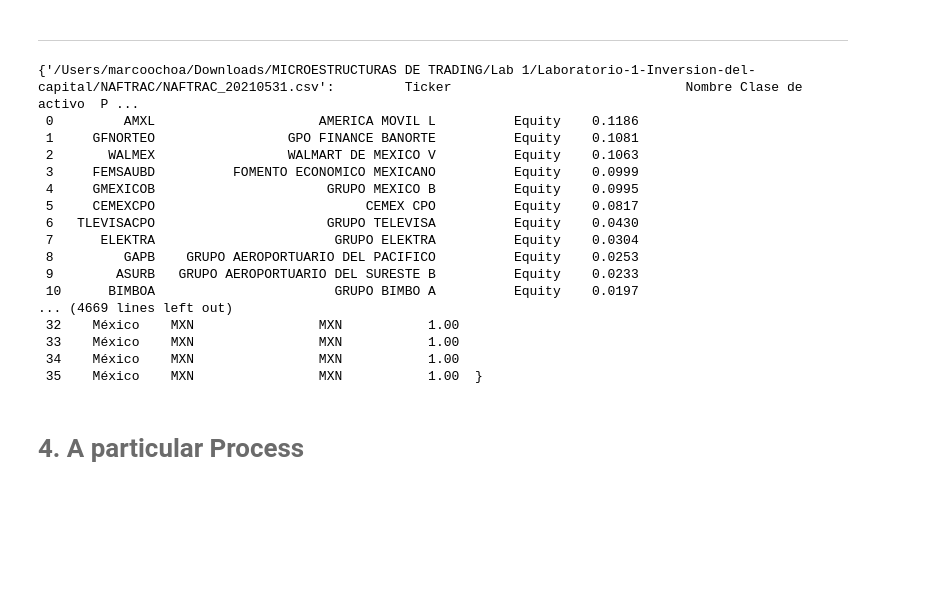
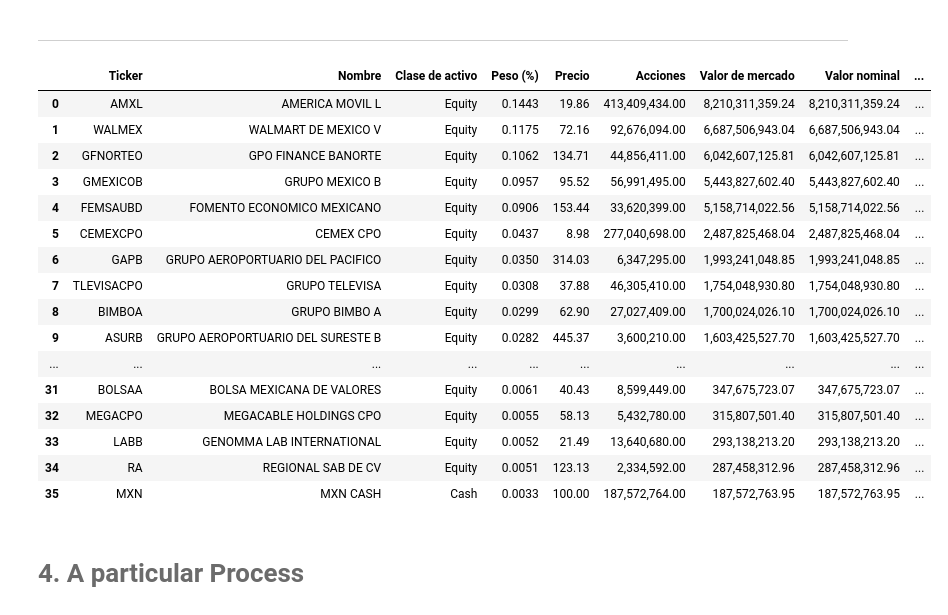
Before and after one commit to Marcoif/Laboratorio-1-Inversion-del-capital, a Jupyter notebook: notebook.ipynb, the cells around one changed output. Cells and saved outputs as stored; diff of their text form; code cells hidden in the pictures; blank space fills up the shorter version.

Commit message:
Funcion YFINANCE
cree mi funcion que me baja los historicos de yahoofinance e hice la limpieza de los mismos datos, comence a probar en el notebook la visualizacion de la data

```diff
--- a/notebook.ipynb
+++ b/notebook.ipynb
@@ -84,25 +84,25 @@ import sys
 <hr style="border:0.02in solid gray"> </hr>
 # %%
 import data as dt
-dt.data_archivos
+dt.data
 # %% [output]
-{'/Users/marcoochoa/Downloads/MICROESTRUCTURAS DE TRADING/Lab 1/Laboratorio-1-Inversion-del-capital/NAFTRAC/NAFTRAC_20210531.csv':         Ticker                              Nombre Clase de activo  P ...
- 0         AMXL                     AMERICA MOVIL L          Equity    0.1186
- 1     GFNORTEO                 GPO FINANCE BANORTE          Equity    0.1081
- 2       WALMEX                 WALMART DE MEXICO V          Equity    0.1063
- 3     FEMSAUBD          FOMENTO ECONOMICO MEXICANO          Equity    0.0999
- 4     GMEXICOB                      GRUPO MEXICO B          Equity    0.0995
- 5     CEMEXCPO                           CEMEX CPO          Equity    0.0817
- 6   TLEVISACPO                      GRUPO TELEVISA          Equity    0.0430
- 7      ELEKTRA                       GRUPO ELEKTRA          Equity    0.0304
- 8         GAPB    GRUPO AEROPORTUARIO DEL PACIFICO          Equity    0.0253
- 9        ASURB   GRUPO AEROPORTUARIO DEL SURESTE B          Equity    0.0233
- 10      BIMBOA                       GRUPO BIMBO A          Equity    0.0197
-... (4669 lines left out)
- 32    México    MXN                MXN           1.00
- 33    México    MXN                MXN           1.00
- 34    México    MXN                MXN           1.00
- 35    México    MXN                MXN           1.00  }
+|  | Ticker | Nombre | Clase de activo | Peso (%) | Precio | Acciones | Valor de mercado | Valor nominal | ... |
+| 0 | AMXL | AMERICA MOVIL L | Equity | 0.1443 | 19.86 | 413,409,434.00 | 8,210,311,359.24 | 8,210,311,359.24 | ... |
+| 1 | WALMEX | WALMART DE MEXICO V | Equity | 0.1175 | 72.16 | 92,676,094.00 | 6,687,506,943.04 | 6,687,506,943.04 | ... |
+| 2 | GFNORTEO | GPO FINANCE BANORTE | Equity | 0.1062 | 134.71 | 44,856,411.00 | 6,042,607,125.81 | 6,042,607,125.81 | ... |
+| 3 | GMEXICOB | GRUPO MEXICO B | Equity | 0.0957 | 95.52 | 56,991,495.00 | 5,443,827,602.40 | 5,443,827,602.40 | ... |
+| 4 | FEMSAUBD | FOMENTO ECONOMICO MEXICANO | Equity | 0.0906 | 153.44 | 33,620,399.00 | 5,158,714,022.56 | 5,158,714,022.56 | ... |
+| 5 | CEMEXCPO | CEMEX CPO | Equity | 0.0437 | 8.98 | 277,040,698.00 | 2,487,825,468.04 | 2,487,825,468.04 | ... |
+| 6 | GAPB | GRUPO AEROPORTUARIO DEL PACIFICO | Equity | 0.0350 | 314.03 | 6,347,295.00 | 1,993,241,048.85 | 1,993,241,048.85 | ... |
+| 7 | TLEVISACPO | GRUPO TELEVISA | Equity | 0.0308 | 37.88 | 46,305,410.00 | 1,754,048,930.80 | 1,754,048,930.80 | ... |
+| 8 | BIMBOA | GRUPO BIMBO A | Equity | 0.0299 | 62.90 | 27,027,409.00 | 1,700,024,026.10 | 1,700,024,026.10 | ... |
+| 9 | ASURB | GRUPO AEROPORTUARIO DEL SURESTE B | Equity | 0.0282 | 445.37 | 3,600,210.00 | 1,603,425,527.70 | 1,603,425,527.70 | ... |
+| ... | ... | ... | ... | ... | ... | ... | ... | ... | ... |
+| 31 | BOLSAA | BOLSA MEXICANA DE VALORES | Equity | 0.0061 | 40.43 | 8,599,449.00 | 347,675,723.07 | 347,675,723.07 | ... |
+| 32 | MEGACPO | MEGACABLE HOLDINGS CPO | Equity | 0.0055 | 58.13 | 5,432,780.00 | 315,807,501.40 | 315,807,501.40 | ... |
+| 33 | LABB | GENOMMA LAB INTERNATIONAL | Equity | 0.0052 | 21.49 | 13,640,680.00 | 293,138,213.20 | 293,138,213.20 | ... |
+| 34 | RA | REGIONAL SAB DE CV | Equity | 0.0051 | 123.13 | 2,334,592.00 | 287,458,312.96 | 287,458,312.96 | ... |
+| 35 | MXN | MXN CASH | Cash | 0.0033 | 100.00 | 187,572,764.00 | 187,572,763.95 | 187,572,763.95 | ... |
 # %% [markdown]
 # <font color= #6B6B6B> 4. A particular Process  </font>
 # %% [markdown]
```
Also changed, not shown: parts of 2 cells of this notebook, 1 other file.
